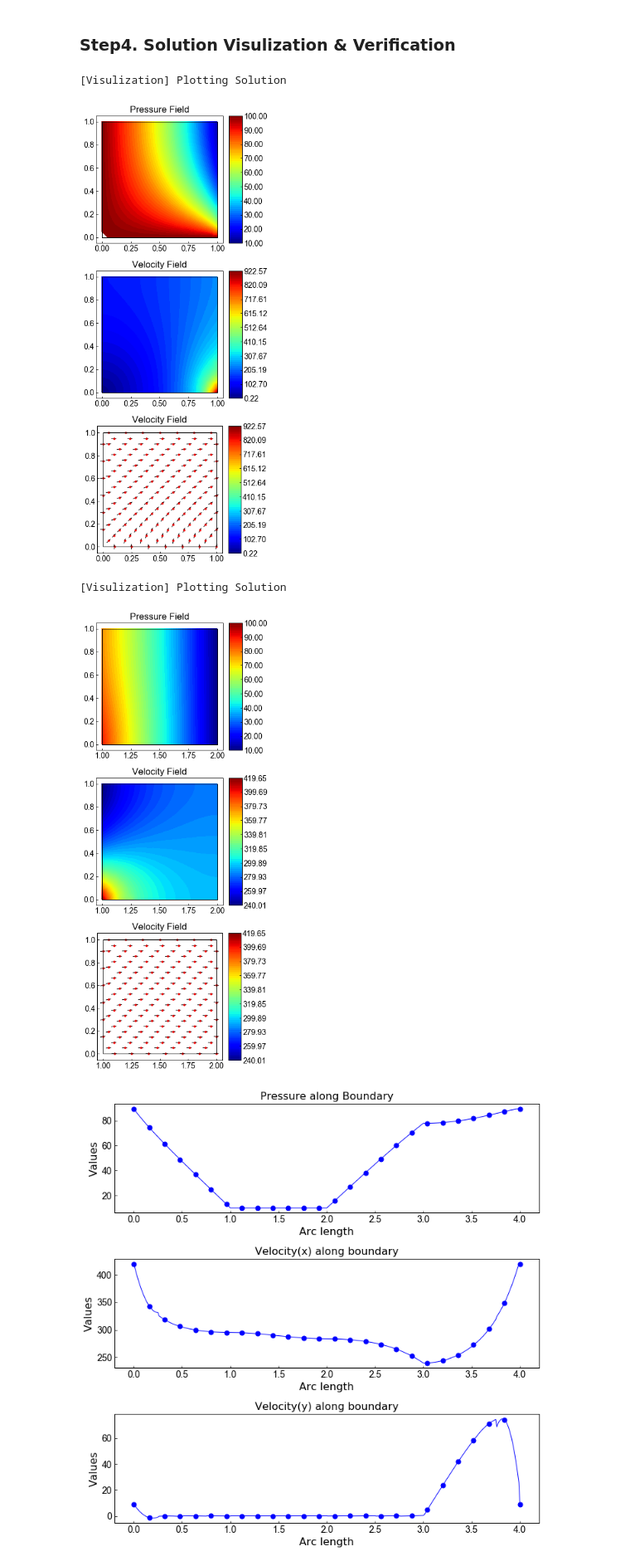
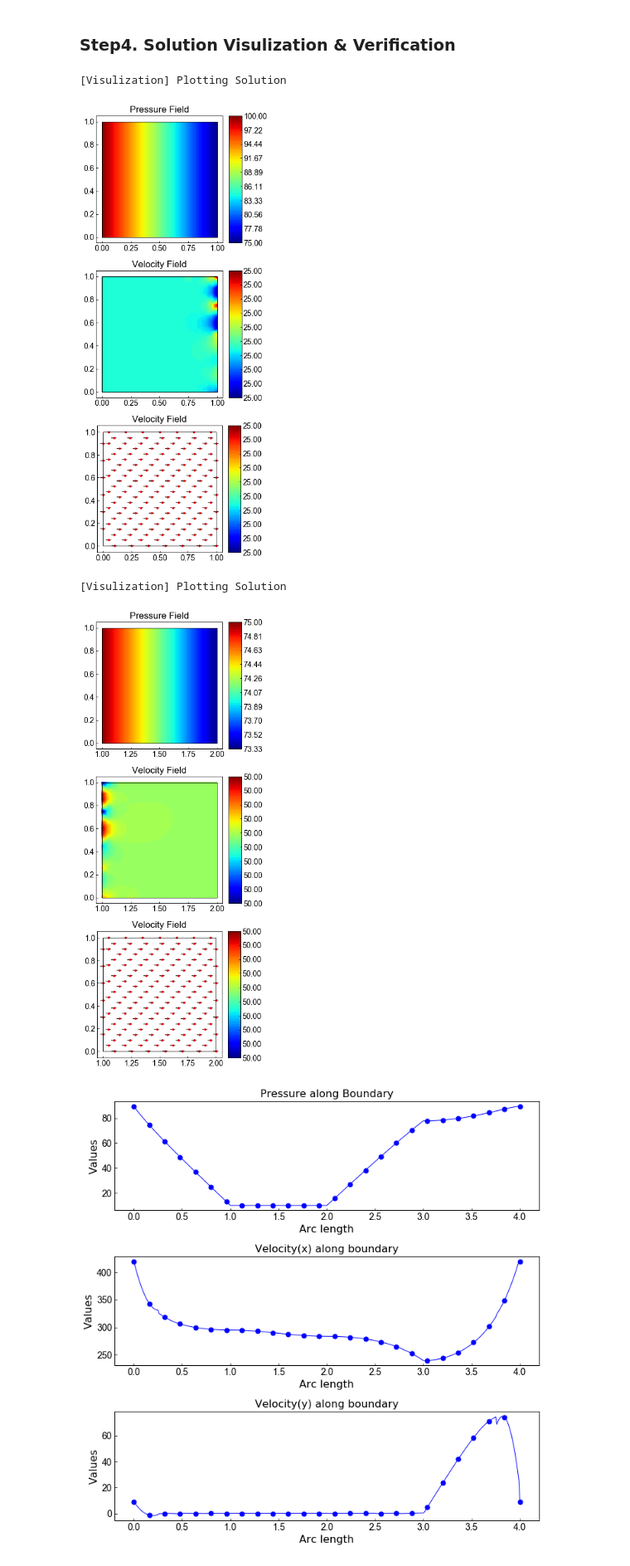
Before and after one commit to BinWang0213/PyBEM2D, a Jupyter notebook: Examples/SimpleDomainDDM.ipynb, the cells around one changed output. Shown at 83% size. Cells and saved outputs as stored; diff of their text form; code cells hidden in the pictures.

Commit message:
DDM now support variable domain thickness
1. PDD now can handle fracture with variable aperature , this is only accurate when h<0.01
2. This is tested by COMSOL with case of SimpleDomainDDM

```diff
--- a/Examples/SimpleDomainDDM.ipynb
+++ b/Examples/SimpleDomainDDM.ipynb
@@ -26,11 +26,12 @@ element_esize=1.0/4.0
 BEM_Case1.set_Mesh(Boundary_vert,[],[],element_esize,[],Type="Quad")
 BEM_Case1.plot_Mesh()
 #2.Set Boundary condition
-bc0=[(0,100),(3,100)]
+#bc0=[(0,100),(3,100)]
+bc0=[(3,100)]
 BEM_Case1.set_BoundaryCondition(DirichletBC=bc0)
 #BEM_Case1.print_debug()
 
-BEM_Case1.SetProps(k=2)
+BEM_Case1.SetProps(k=1e-3,h=0.02,miu=0.001)
 
 #####Subdomain2########
 BEM_Case2=BEMpy.BEM2D()
@@ -42,11 +43,13 @@ BEM_Case2.set_Mesh(Boundary_vert,[],[],element_esize,[],Type="Quad")
 BEM_Case2.plot_Mesh()
 
 #2.Set Boundary condition
-bc0=[(1,10)]
-BEM_Case2.set_BoundaryCondition(DirichletBC=bc0)
+#bc0=[(1,10)]
+#BEM_Case2.set_BoundaryCondition(DirichletBC=bc0)
+bc0=[(1,-50)]
+BEM_Case2.set_BoundaryCondition(NeumannBC=bc0)
 #BEM_Case2.print_debug()
 
-BEM_Case2.SetProps(k=4)
+BEM_Case2.SetProps(k=3e-2,h=0.01,miu=0.001)
 
 BEMCases=[BEM_Case1,BEM_Case2]
 # %% [output]
@@ -167,13 +157,13 @@ Total Number of Subdomains: 2
 ### Step4. Solution Visulization & Verification
 # %%
 #Pressure and velocity contour results
-PUV1=BEM_Case1.PostProcess.plot_Solution(p_range=(10,100))
-PUV2=BEM_Case2.PostProcess.plot_Solution(p_range=(10,100))
+PUV1=BEM_Case1.PostProcess.plot_Solution()
+PUV2=BEM_Case2.PostProcess.plot_Solution()
 # %% [output]
 [Visulization] Plotting Solution
-[figure, old version]
+[figure, new version]
 [Visulization] Plotting Solution
-[figure, old version]
+[figure, new version]
 # %%
 P=BEM_Case2.PostProcess.plot_SolutionBD()
 # %% [output]
```
Also changed, not shown: parts of 3 cells of this notebook, 9 other files.
